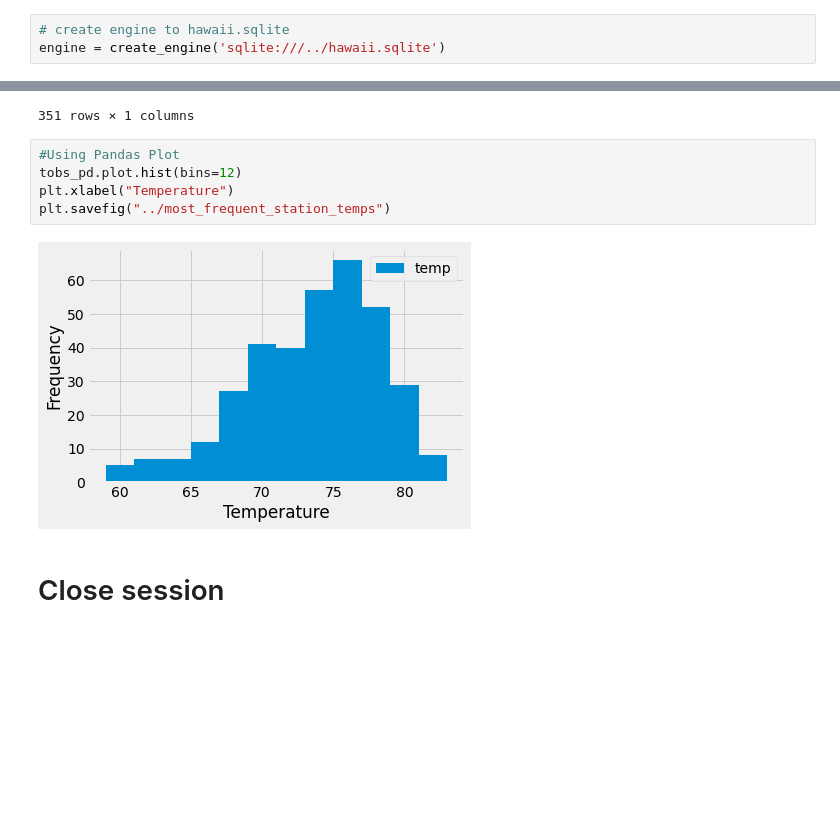
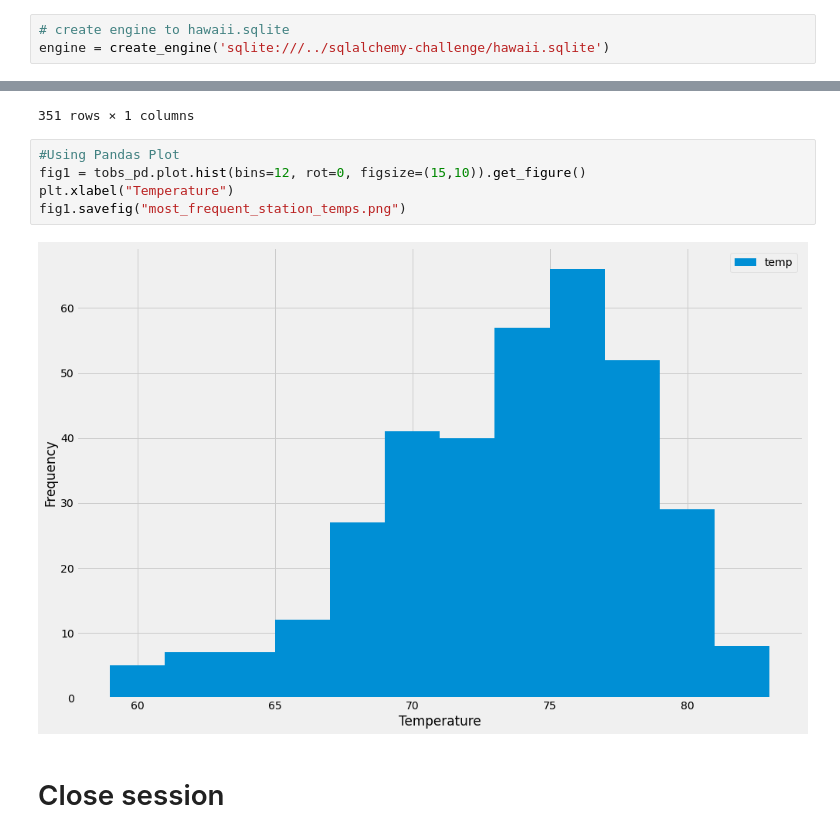
Before and after one commit to MsRubyRaine/sqlalchemy-challenge, a Jupyter notebook: climate_starter.ipynb, the cells around one changed output, grey strips where cells are left out. Saved outputs shown, nothing was run; the diff lists cells and outputs as text; blank space fills up the shorter version.

```diff
--- a/climate_starter.ipynb
+++ b/climate_starter.ipynb
@@ -18,7 +18,7 @@ from sqlalchemy.orm import Session
 from sqlalchemy import create_engine, func
 # %%
 # create engine to hawaii.sqlite
-engine = create_engine('sqlite:///../hawaii.sqlite')
+engine = create_engine('sqlite:///../sqlalchemy-challenge/hawaii.sqlite')
 # %%
 # reflect an existing database into a new model
 base = automap_base()
@@ -209,11 +208,11 @@ tobs_pd
 351 rows × 1 columns
 # %%
 #Using Pandas Plot
-tobs_pd.plot.hist(bins=12)
+fig1 = tobs_pd.plot.hist(bins=12, rot=0, figsize=(15,10)).get_figure()
 plt.xlabel("Temperature")
-plt.savefig("../most_frequent_station_temps")
+fig1.savefig("most_frequent_station_temps.png")
 # %% [output]
-[figure, old version]
+[figure, new version]
 # %% [markdown]
 # Close session
 # %%
```
Also changed, not shown: parts of 3 cells of this notebook, 2 other files.
